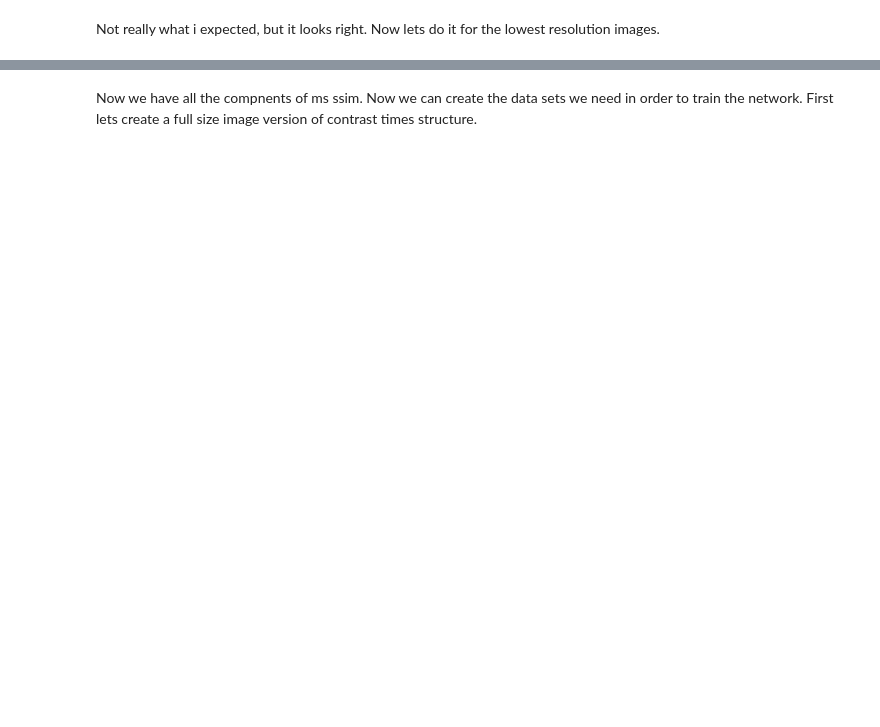
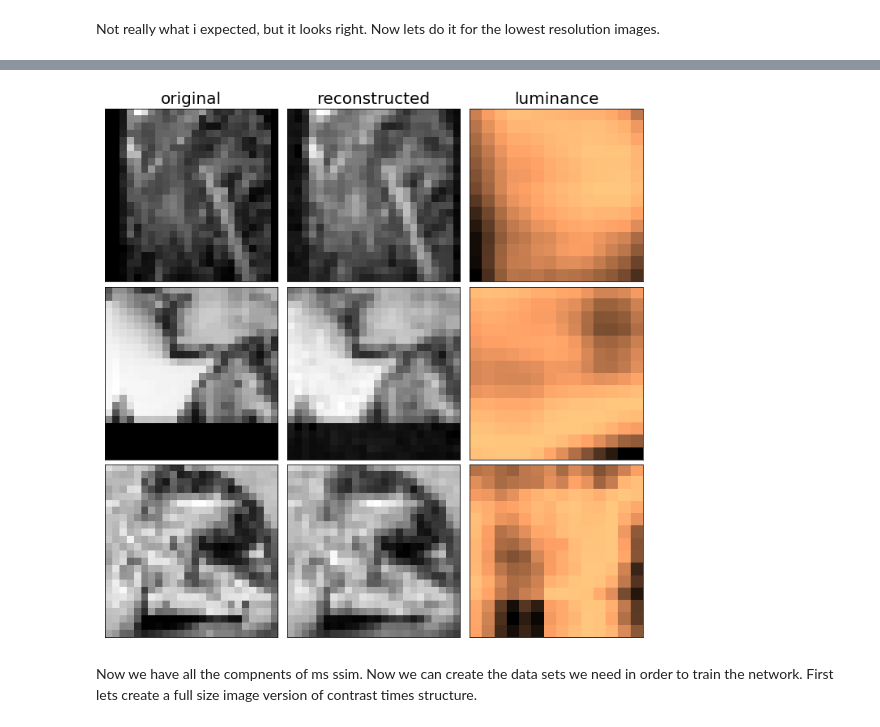
Before and after one commit to michaelneuder/image_quality_analysis, a Jupyter notebook: bin/calculations/ms_ssim/MS_SSIM.ipynb, the cells around one changed output, grey strips where cells are left out. Drawn from its saved outputs; the diff is of its cells as text; code cells hidden in the pictures; blank space fills up the shorter version.

```diff
--- a/bin/calculations/ms_ssim/MS_SSIM.ipynb
+++ b/bin/calculations/ms_ssim/MS_SSIM.ipynb
@@ -347,3 +404,29 @@ plt.show()
+# %%
+import matplotlib.gridspec as gridspec
+plt.figure(figsize = (12,12))
+gs1 = gridspec.GridSpec(3, 3)
+gs1.update(wspace=0.03, hspace=0.03)
+
+ax_dict = {}
+for ii in range(9):
+    ax_dict[ii] = plt.subplot(gs1[ii])
+    ax_dict[ii].set_xticklabels([])
+    ax_dict[ii].set_yticklabels([])
+    ax_dict[ii].get_xaxis().set_visible(False)
+    ax_dict[ii].get_yaxis().set_visible(False)
+
+for ii in range(3):
+    ax_dict[3*ii].imshow(down_sample_res[ii,0,:,:], cmap='gray')
+    ax_dict[3*ii+1].imshow(down_sample_res[ii,1,:,:], cmap='gray')
+    ax_dict[3*ii+2].imshow(image_luminance(down_sample_res[i,0,:,:], down_sample_res[ii,1,:,:]), cmap='copper')
+
+ax_dict[0].set_title('original', size=20)
+ax_dict[1].set_title('reconstructed', size=20)
+ax_dict[2].set_title('luminance', size=20)
+plt.savefig('lum.png')
+plt.show()
+# %% [output]
+[figure, added]
 # %% [markdown]
 Now we have all the compnents of ms ssim. Now we can create the data sets we need in order to train the network. First lets create a full size image version of contrast times structure.
 # %%
```
Also changed, not shown: parts of 10 cells of this notebook, 6 other files.
